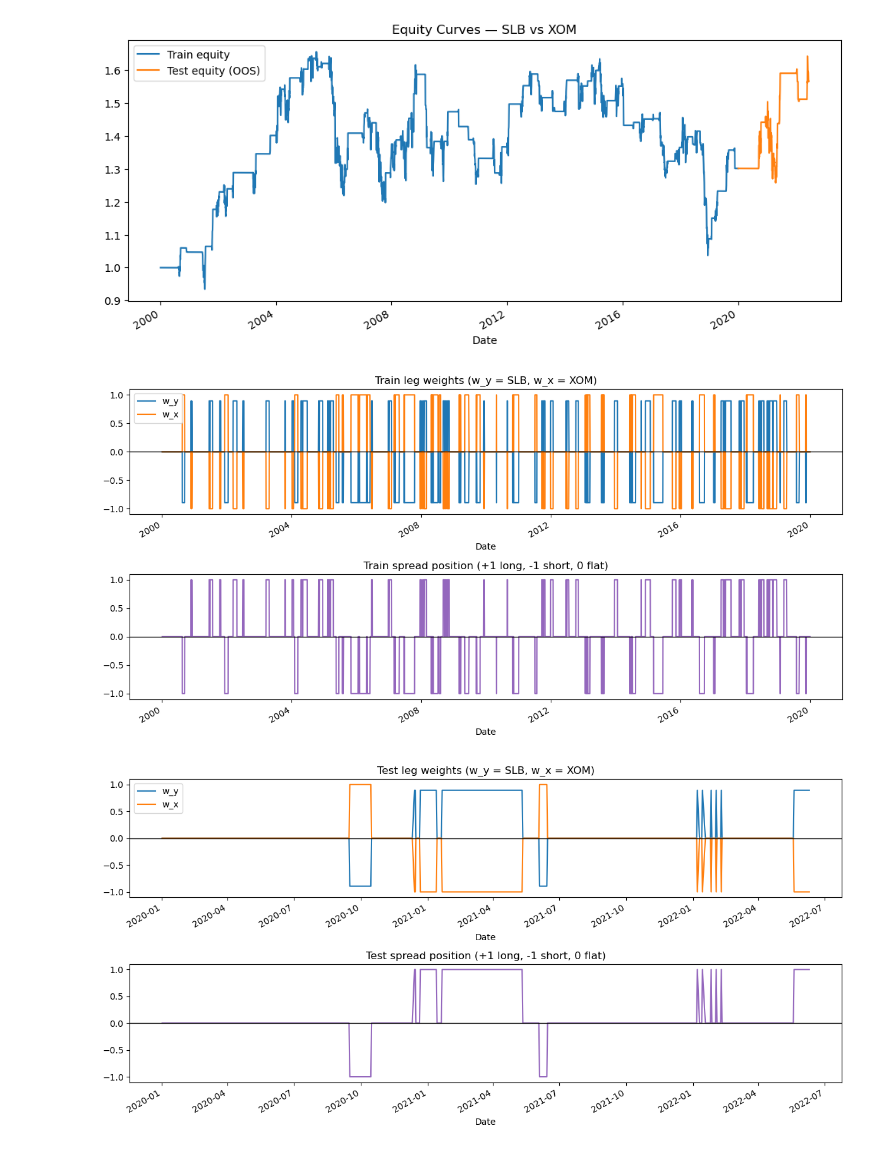
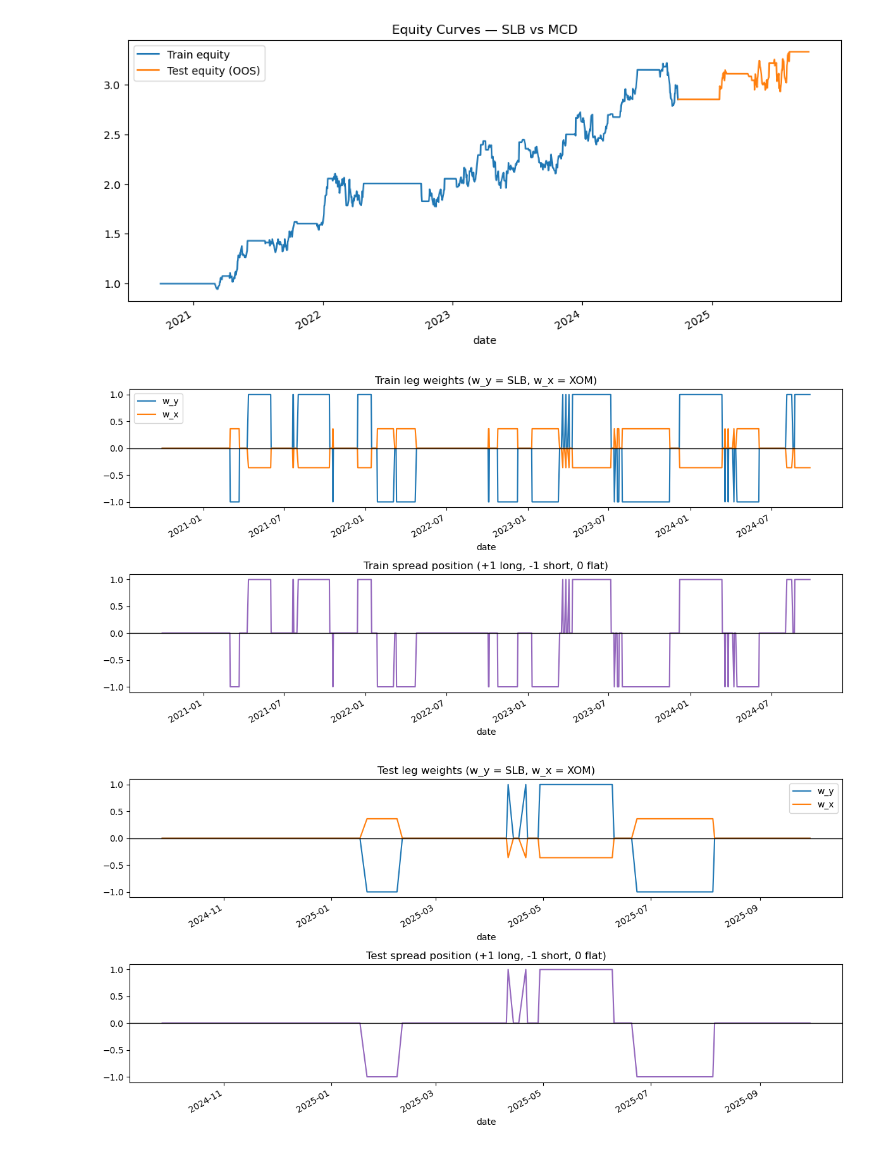
Before and after one commit to alexanderwgu/ucf-pairs-trading, a Jupyter notebook: pairs-trading/pairs_pitch.ipynb, the cells around one changed output. Saved outputs shown, nothing was run; the diff lists cells and outputs as text; code cells hidden in the pictures.

```diff
--- a/pairs-trading/pairs_pitch.ipynb
+++ b/pairs-trading/pairs_pitch.ipynb
@@ -16,8 +16,35 @@ assert POLYGON_API_KEY, "Set POLYGON_API_KEY in your environment or .env file"
 client = RESTClient(POLYGON_API_KEY)
 
 # Parameters (edit as needed)
-SYMBOLS = ["SLB", "XOM", "CVX", "COP", "MRO", "VLO", "PSX", "MPC"]
-PAIR_A, PAIR_B = "SLB", "XOM"
+SYMBOLS = [
+    # Energy
+    "XOM", "CVX", "SLB", "COP", "MRO", "VLO", "PSX", "MPC",
+
+    # Consumer Staples
+    "KO", "PEP", "PG", "CL", "KMB", "GIS", "K",
+
+    # Financials
+    "JPM", "BAC", "GS", "MS", "WFC", "C",
+
+    # Industrials / Transportation
+    "UNP", "CSX", "NSC", "CAT", "DE",
+
+    # Retail
+    "WMT", "COST", "TGT", "HD", "LOW",
+
+    # Restaurants / Consumer Discretionary
+    "MCD", "YUM", "SBUX", "DPZ",
+
+    # Autos
+    "F", "GM", "TSLA", "STLA",
+
+    # Tech
+    "V", "MA", "PYPL", "ADBE", "CRM",
+
+    # Healthcare
+    "JNJ", "PFE", "MRK", "BMY", "AMGN"
+]
+PAIR_A, PAIR_B = "SLB", "MCD"
 assert PAIR_A in SYMBOLS and PAIR_B in SYMBOLS
 
 AGG_MULTIPLIER = 1
@@ -411,9 +445,9 @@ import statsmodels.api as sm
 import matplotlib.pyplot as plt
 from typing import Union
 
-PAIR_A, PAIR_B = "SLB", "XOM"
+
 ENTRY_Z = 2.0      # entry threshold (z-score)
-EXIT_Z = 0.0       # exit threshold (closer to mean)
+EXIT_Z = 1.5       # exit threshold (closer to mean)
 STOP_Z = 3.0       # hard stop if adverse z beyond this
 Z_WIN = 60
 TC_BPS = 1         # per leg, round-trip ~2*TC_BPS
@@ -884,3 +918,3 @@ Events (Test): kill_shock= 0 kill_legret= 1 stop_entry_long= 0 stop_abs_long= 7
-[figure, old version]
+[figure, new version]
-[figure, old version]
+[figure, new version]
-[figure, old version]
+[figure, new version]
```
Also changed, not shown: parts of 13 cells of this notebook.
